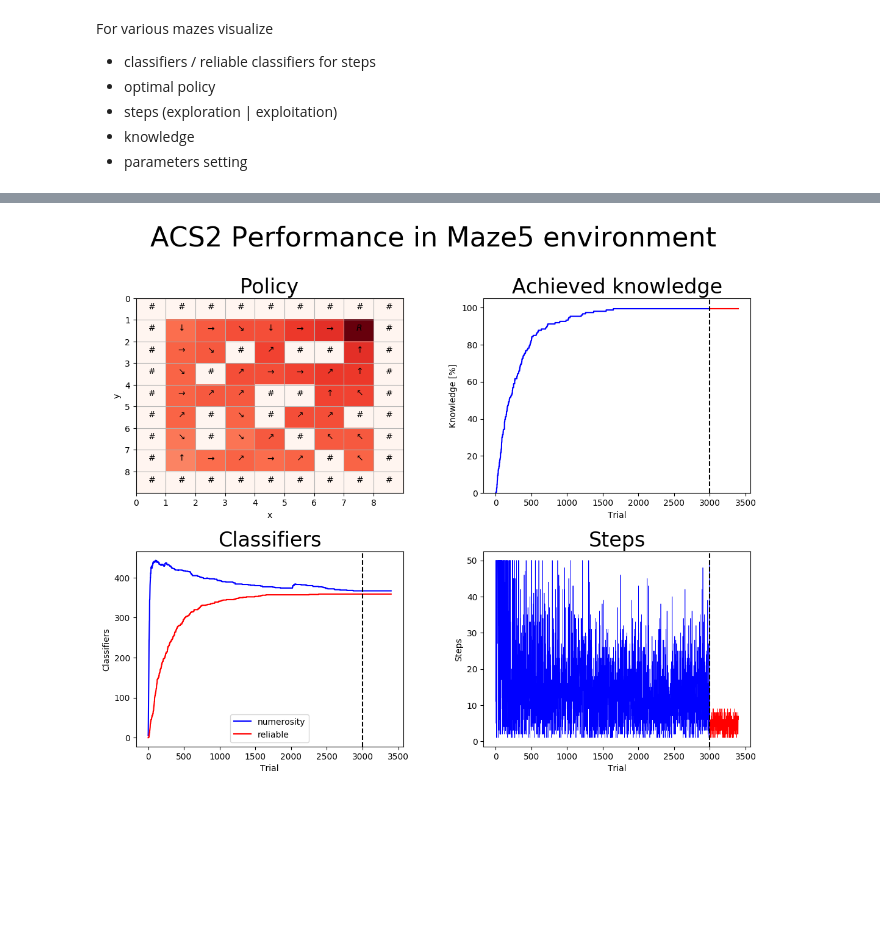
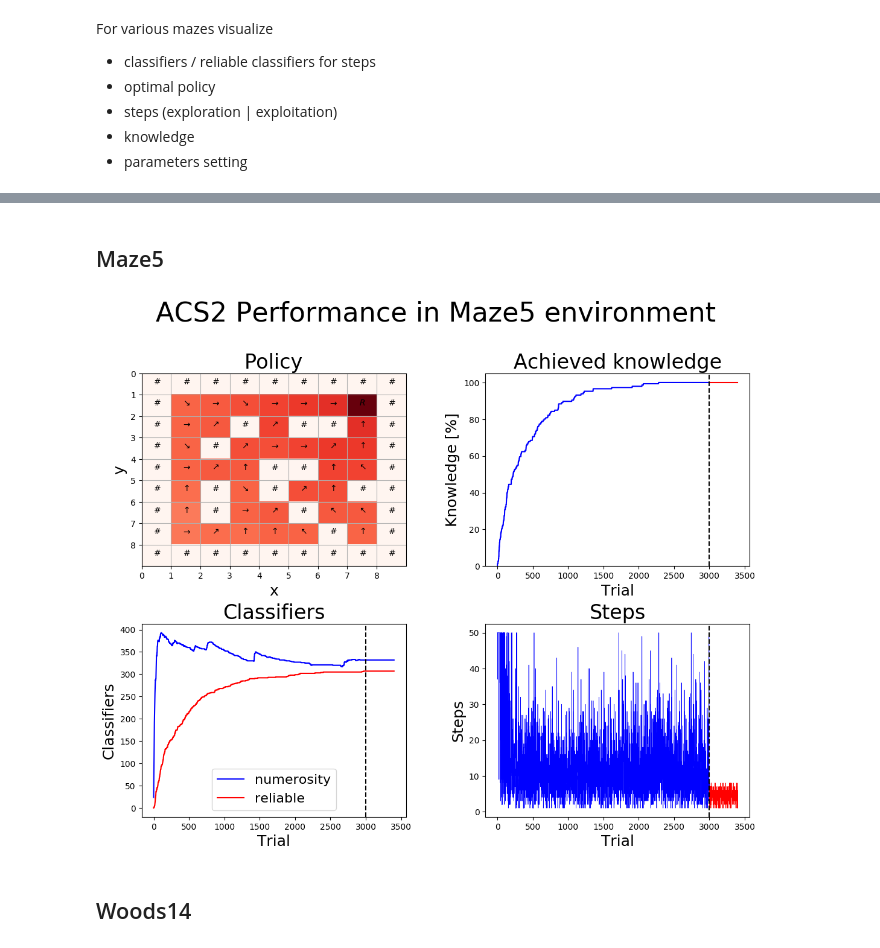
Before and after one commit to ParrotPrediction/pyalcs, a Jupyter notebook: notebooks/ACS2 in Maze (OpenAI).ipynb, the cells around one changed output, grey strips where cells are left out. Drawn from its saved outputs; the diff is of its cells as text; code cells hidden in the pictures; blank space fills up the shorter version.

```diff
--- a/notebooks/ACS2 in Maze (OpenAI).ipynb
+++ b/notebooks/ACS2 in Maze (OpenAI).ipynb
@@ -453,9 +385,6 @@ def plot_steps(df, ax=None):
     exploit_df['steps'].plot(ax=ax, c='red', linewidth=0.5)
     ax.axvline(x=len(explore_df), c='black', linestyle='dashed')
 
-    ax.set_title("Steps", fontsize=24)
-    ax.set_xlabel("Trial")
-    ax.set_ylabel("Steps")
-
-plot_steps(metrics_df)
-plt.savefig('maze_steps.eps', format='eps', dpi=100)
+    ax.set_title("Steps", fontsize=TITLE_TEXT_SIZE)
+    ax.set_xlabel("Trial", fontsize=AXIS_TEXT_SIZE)
+    ax.set_ylabel("Steps", fontsize=AXIS_TEXT_SIZE)
@@ -474,10 +401,7 @@ def plot_classifiers(df, ax=None):
 
     ax.axvline(x=len(explore_df), c='black', linestyle='dashed')
 
-    ax.set_title("Classifiers", fontsize=24)
-    ax.set_xlabel("Trial")
-    ax.set_ylabel("Classifiers")
-    ax.legend()
-
-plot_classifiers(metrics_df)
-plt.savefig('maze_classifiers.eps', format='eps', dpi=100)
+    ax.set_title("Classifiers", fontsize=TITLE_TEXT_SIZE)
+    ax.set_xlabel("Trial", fontsize=AXIS_TEXT_SIZE)
+    ax.set_ylabel("Classifiers", fontsize=AXIS_TEXT_SIZE)
+    ax.legend(fontsize=LEGEND_TEXT_SIZE)
@@ -486,10 +408,10 @@ plt.savefig('maze_classifiers.eps', format='eps', dpi=100)
 # %%
-def plot_performance(agent, maze, metrics_df):
+def plot_performance(agent, maze, metrics_df, cfg, env_name):
     plt.figure(figsize=(13, 10), dpi=100)
-    plt.suptitle('ACS2 Performance in Maze5 environment', fontsize=32)
+    plt.suptitle(f'ACS2 Performance in {env_name} environment', fontsize=32)
 
     ax1 = plt.subplot(221)
-    plot_policy(maze, agent, ax1)
+    plot_policy(maze, agent, cfg, ax1)
 
     ax2 = plt.subplot(222)
     plot_knowledge(metrics_df, ax2)
@@ -501,9 +423,24 @@ def plot_performance(agent, maze, metrics_df):
     plot_steps(metrics_df, ax4)
 
     plt.subplots_adjust(top=0.86, wspace=0.3, hspace=0.3)
-    plt.savefig('maze5_ev.eps', format='eps', dpi=100)
-    plt.show()
-
-plot_performance(agent, maze, metrics_df)
-# %% [output]
-[figure, removed]
+# %% [markdown]
+## Maze5
+# %%
+maze5 = gym.make('Maze5-v0')
+
+# explore
+agent_maze5 = ACS2(cfg)
+population_maze5_explore, metrics_maze5_explore = agent_maze5.explore(maze5, 3000)
+
+# exploit
+agent_maze5 = ACS2(cfg, population_maze5_explore)
+_, metrics_maze5_exploit = agent_maze5.exploit(maze5, 400)
+# %%
+maze5_metrics_df = parse_metrics_to_df(metrics_maze5_explore, metrics_maze5_exploit)
+
+plot_performance(agent_maze5, maze5, maze5_metrics_df, cfg, 'Maze5')
+#plt.savefig('images/maze5_performance.eps', format='eps', dpi=100)
+# %% [output]
+[figure, added]
+# %% [markdown]
+## Woods14
```
Also changed, not shown: parts of 19 cells of this notebook, 4 other files.
